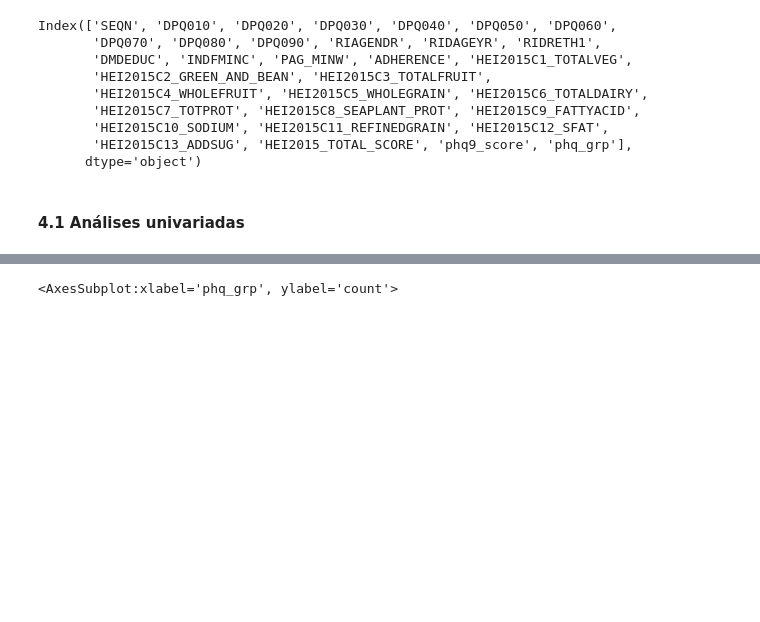
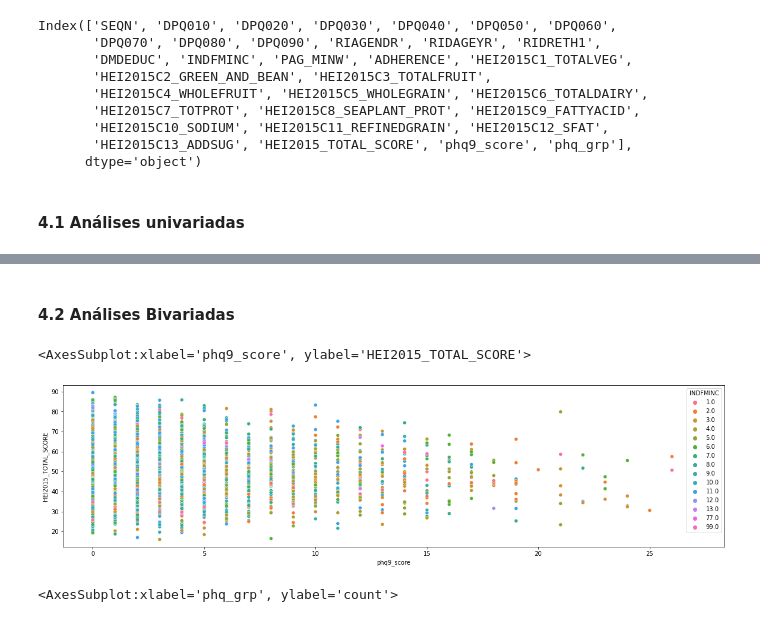
Before and after one commit to LissesCastro/Desafio-Inferencia, a Jupyter notebook: Desafio-Inferencia.ipynb, the cells around one changed output, grey strips where cells are left out. Drawn from its saved outputs; the diff is of its cells as text; code cells hidden in the pictures; blank space fills up the shorter version.

```diff
--- a/Desafio-Inferencia.ipynb
+++ b/Desafio-Inferencia.ipynb
@@ -261,3 +284,12 @@ axes.set_xlim([0,6000])
+# %% [markdown]
+#### 4.2 Análises Bivariadas
+# %%
+#O PRIMEIRO PASSO É ENTENDER A RELAÇÃO
+fig, axes = plt.subplots(figsize=(20,5))
+sns.scatterplot(x='phq9_score', y='HEI2015_TOTAL_SCORE', hue='INDFMINC', data=base)
+# %% [output]
+<AxesSubplot:xlabel='phq9_score', ylabel='HEI2015_TOTAL_SCORE'>
+[figure, added]
 # %%
 sns.countplot(base['phq_grp'], hue=base['RIDRETH1'])
 # %% [output]
```
Also changed, not shown: parts of 4 cells of this notebook.
